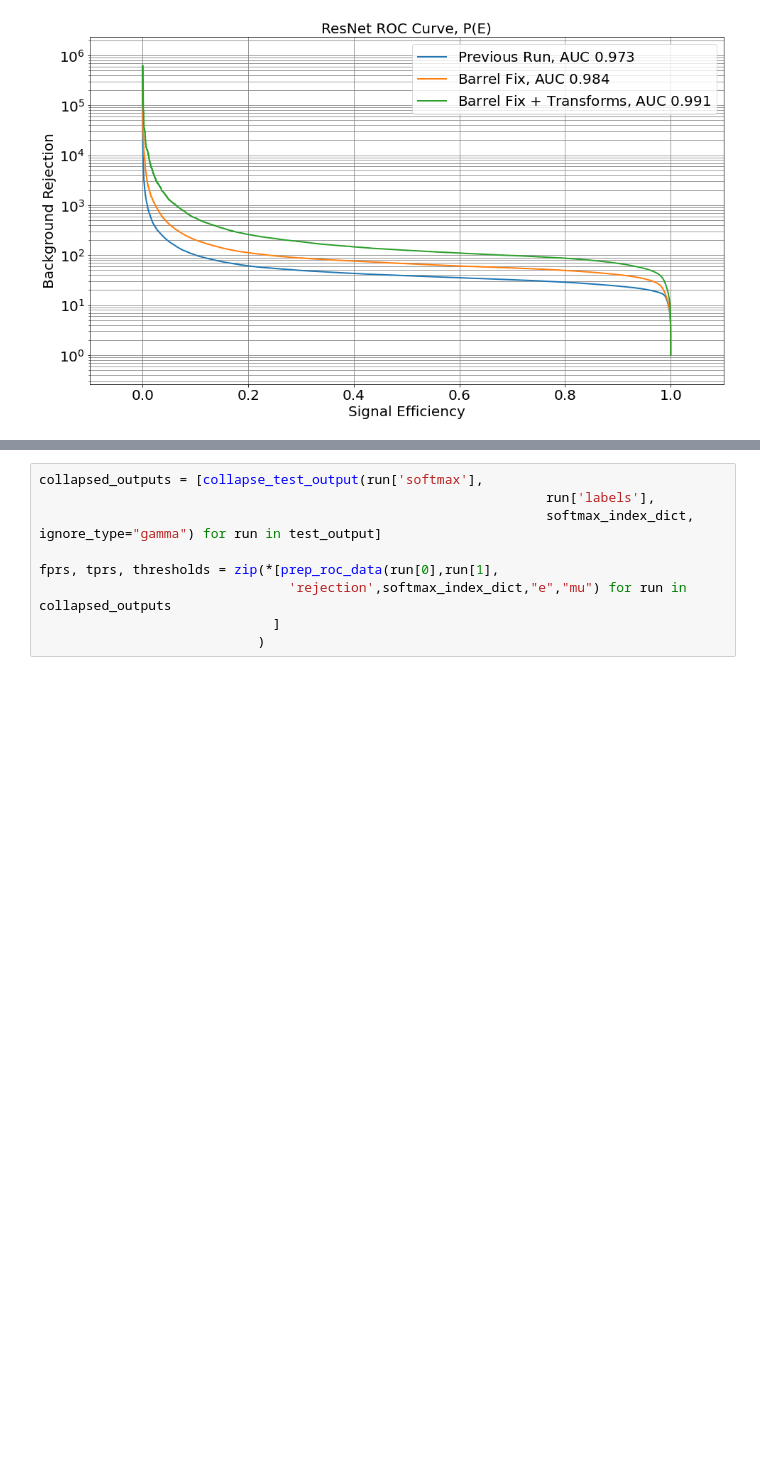
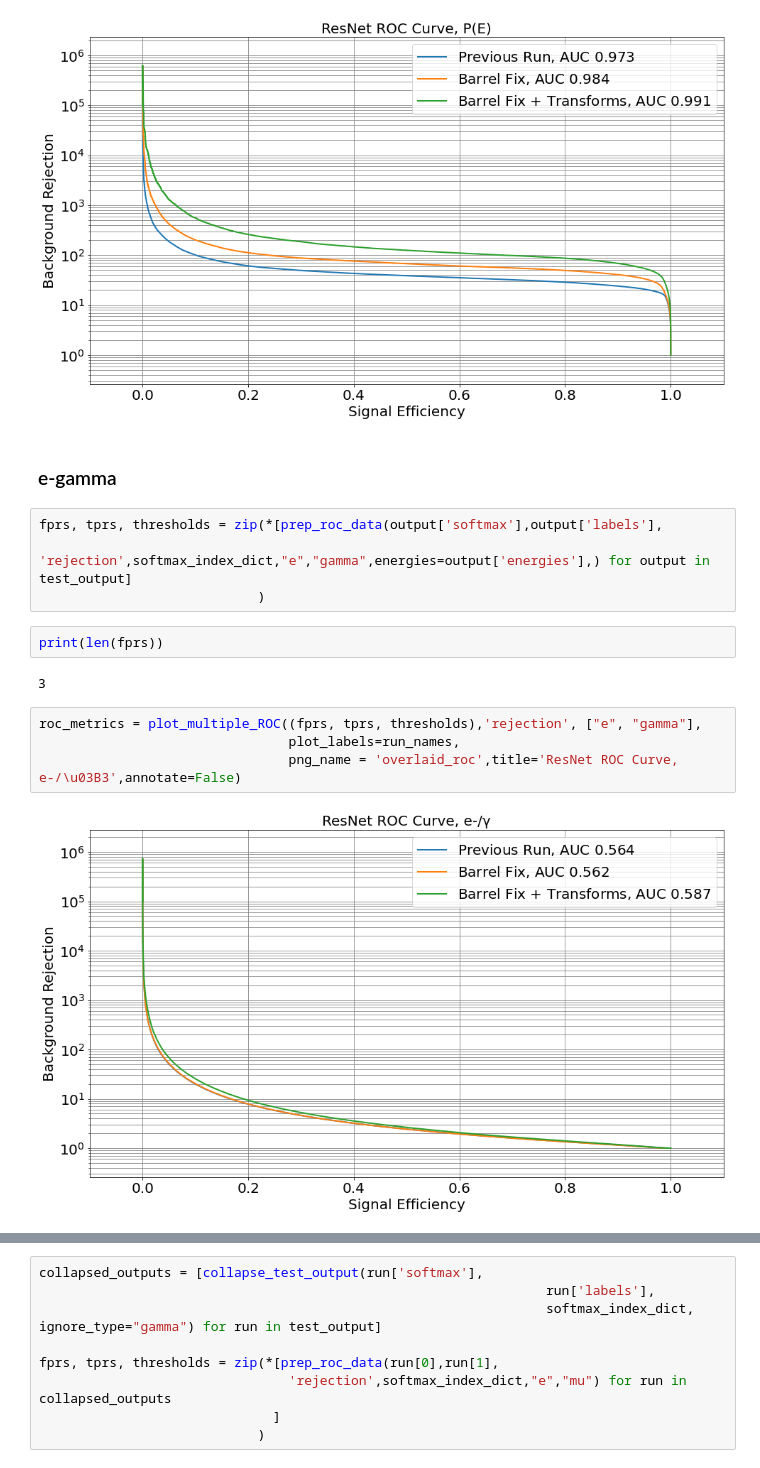
Before and after one commit to WatChMaL/CNN, a Jupyter notebook: ResNet_Analysis/Comparing Previous, Barrel Fix, and Fix+Tranforms.ipynb, the cells around one changed output, grey strips where cells are left out. Cells and saved outputs as stored; diff of their text form; blank space fills up the shorter version.

```diff
--- a/ResNet_Analysis/Comparing Previous, Barrel Fix, and Fix+Tranforms.ipynb
+++ b/ResNet_Analysis/Comparing Previous, Barrel Fix, and Fix+Tranforms.ipynb
@@ -104,3 +103,19 @@ roc_metrics = plot_multiple_ROC((fprs, tprs, thresholds),'rejection', ["e", "mu"
                                 png_name = 'overlaid_roc',title='ResNet ROC Curve, P(E)',annotate=False)
 # %% [output]
 [figure]
+# %% [markdown]
+### e-gamma
+# %%
+fprs, tprs, thresholds = zip(*[prep_roc_data(output['softmax'],output['labels'],
+                                'rejection',softmax_index_dict,"e","gamma",energies=output['energies'],) for output in test_output]
+                            )
+# %%
+print(len(fprs))
+# %% [output]
+3
+# %%
+roc_metrics = plot_multiple_ROC((fprs, tprs, thresholds),'rejection', ["e", "gamma"],
+                                plot_labels=run_names,
+                                png_name = 'overlaid_roc',title='ResNet ROC Curve, e-/\u03B3',annotate=False)
+# %% [output]
+[figure, added]
```
Also changed, not shown: parts of 5 cells of this notebook, 5 other files.
